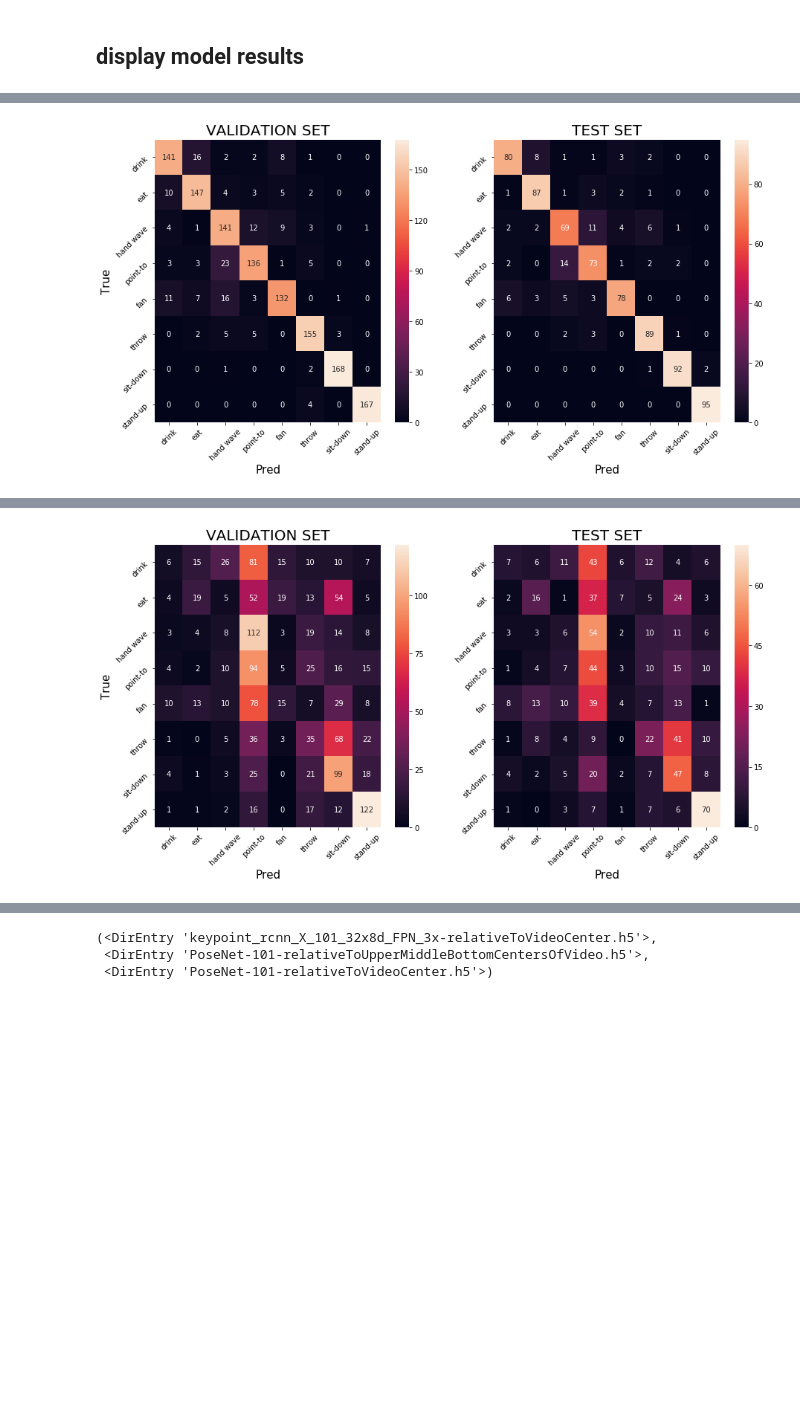
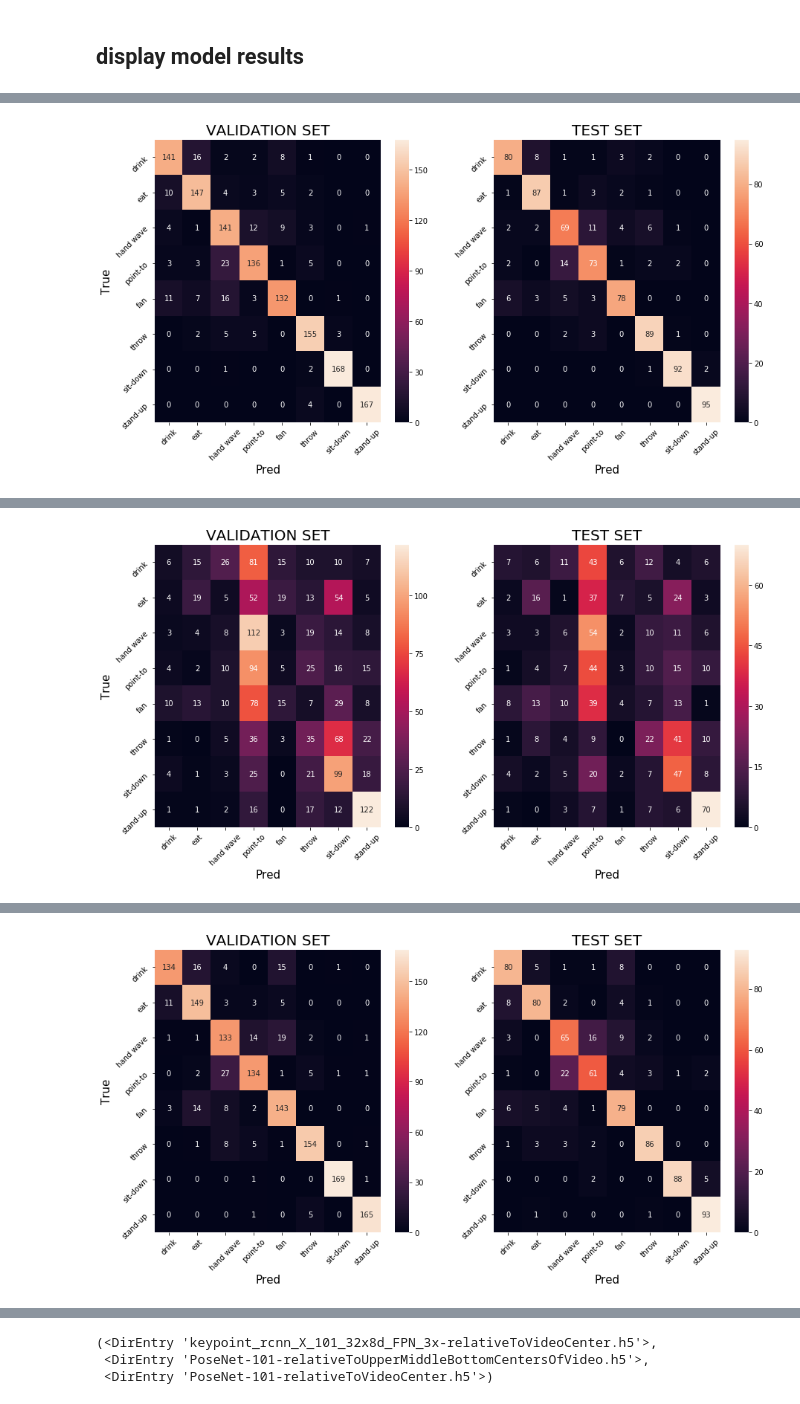
Before and after one commit to Andrea-moscatelli/tesiMagistrale, a Jupyter notebook: src/ClassificationResults.ipynb, the cells around one changed output, grey strips where cells are left out. Cells and saved outputs as stored; diff of their text form; code cells hidden in the pictures; blank space fills up the shorter version.

```diff
--- a/src/ClassificationResults.ipynb
+++ b/src/ClassificationResults.ipynb
@@ -140,58 +140,58 @@ def fromFileNameToModel(fileName):
 # preprocessData = loaded_functions[3]
 # relativeToNextFrame = loaded_functions[4]
 # %%
-from os import scandir
-from os.path import basename
-from keras.models import load_model
-import pickle
-import dill
-from sklearn.preprocessing import LabelBinarizer
-from keras.preprocessing.sequence import pad_sequences
-import numpy as np
+# from os import scandir
+# from os.path import basename
+# from keras.models import load_model
+# import pickle
+# import dill
+# from sklearn.preprocessing import LabelBinarizer
+# from keras.preprocessing.sequence import pad_sequences
+# import numpy as np
 
-DATASET_FOLDER = "/data/students_home/amoscatelli/Desktop/actionAnalysis/datasets/"
-SAVED_MODEL_FOLDER = "/data/students_home/amoscatelli/Desktop/actionAnalysis/savedModels/"
-savedModels = [f for f in scandir(SAVED_MODEL_FOLDER) if f.path[-3:] == ".h5"]
+# DATASET_FOLDER = "/data/students_home/amoscatelli/Desktop/actionAnalysis/datasets/"
+# SAVED_MODEL_FOLDER = "/data/students_home/amoscatelli/Desktop/actionAnalysis/savedModels/"
+# savedModels = [f for f in scandir(SAVED_MODEL_FOLDER) if f.path[-3:] == ".h5"]
 
-## DELETEME
-# savedModels = savedModels[0],savedModels[3],savedModels[2]
+# ## DELETEME
+# # savedModels = savedModels[0],savedModels[3],savedModels[2]
 
-model_names = ["PoseNet-101","keypoint_rcnn_X_101_32x8d_FPN_3x"]
-results = []
-for model_to_analyse in model_names:
-    datasetName = DATASET_FOLDER+model_to_analyse+"-SPLIT-dataset.pickle"
-    print("### Loading dataset: {} ####".format(basename(datasetName)))
-    with open(datasetName,'rb') as file_in:
-        train_set, val_set, test_set = pickle.load(file_in)
-    for saved_model in savedModels:
-#         modelName, preprocess_functions, normalise = fromFileNameToParameters(saved_model)
-        modelName, normalise = fromFileNameToModel(saved_model)
-        if modelName != model_to_analyse:
-            print("## skipped model {} ## ".format(saved_model.name))
-            continue
+# model_names = ["PoseNet-101","keypoint_rcnn_X_101_32x8d_FPN_3x"]
+# results = []
+# for model_to_analyse in model_names:
+#     datasetName = DATASET_FOLDER+model_to_analyse+"-SPLIT-dataset.pickle"
+#     print("### Loading dataset: {} ####".format(basename(datasetName)))
+#     with open(datasetName,'rb') as file_in:
+#         train_set, val_set, test_set = pickle.load(file_in)
+#     for saved_model in savedModels:
+# #         modelName, preprocess_functions, normalise = fromFileNameToParameters(saved_model)
+#         modelName, normalise = fromFileNameToModel(saved_model)
+#         if modelName != model_to_analyse:
+#             print("## skipped model {} ## ".format(saved_model.name))
+#             continue
 
-        print(basename(saved_model))
-        ### LOAD accessories
-        accessoriesPath = saved_model.path[:-3]+".pickle"
+#         print(basename(saved_model))
+#         ### LOAD accessories
+#         accessoriesPath = saved_model.path[:-3]+".pickle"
 
-        with open(accessoriesPath,"rb") as handle:
-            res = pickle.load(handle)
+#         with open(accessoriesPath,"rb") as handle:
+#             res = pickle.load(handle)
 
-        loaded_functions = [dill.loads(x) for x in res["prep_fun_DILL"]]
+#         loaded_functions = [dill.loads(x) for x in res["prep_fun_DILL"]]
 
-        one_hot_encoding = loaded_functions[0]
-        normaliseBeforePadding = loaded_functions[1]
-        paddingTrainValTest = loaded_functions[2]
-        preprocessData = loaded_functions[3]
-        specificFunction = loaded_functions[4]
+#         one_hot_encoding = loaded_functions[0]
+#         normaliseBeforePadding = loaded_functions[1]
+#         paddingTrainValTest = loaded_functions[2]
+#         preprocessData = loaded_functions[3]
+#         specificFunction = loaded_functions[4]
 
-        X_train, y_train, X_val, y_val, X_test, y_test = preprocessData(train_set, val_set, test_set, normalise, specificFunction)
-#         ## reshaping ###
-#         X_train = X_train.reshape(X_train.shape[0], X_train.shape[1], 17 * 2)
-#         X_test = X_test.reshape(X_test.shape[0], X_test.shape[1], 17 * 2)
-#         X_val = X_val.reshape(X_val.shape[0], X_val.shape[1], 17 * 2)
-        loadedModel = load_model(SAVED_MODEL_FOLDER+saved_model.name)
-        print(basename(saved_model))
-        val_acc, test_acc = plotValTestResult(loadedModel, X_val, y_val, X_test, y_test)
-        results.append((val_acc, test_acc, saved_model, res["history"]))
+#         X_train, y_train, X_val, y_val, X_test, y_test = preprocessData(train_set, val_set, test_set, normalise, specificFunction)
+# #         ## reshaping ###
+# #         X_train = X_train.reshape(X_train.shape[0], X_train.shape[1], 17 * 2)
+# #         X_test = X_test.reshape(X_test.shape[0], X_test.shape[1], 17 * 2)
+# #         X_val = X_val.reshape(X_val.shape[0], X_val.shape[1], 17 * 2)
+#         loadedModel = load_model(SAVED_MODEL_FOLDER+saved_model.name)
+#         print(basename(saved_model))
+#         val_acc, test_acc = plotValTestResult(loadedModel, X_val, y_val, X_test, y_test)
+#         results.append((val_acc, test_acc, saved_model, res["history"]))
 # %% [output]
@@ -237,0 +251 @@ KeyboardInterrupt:
+[figure, added]
```
Also changed, not shown: parts of 4 cells of this notebook.
